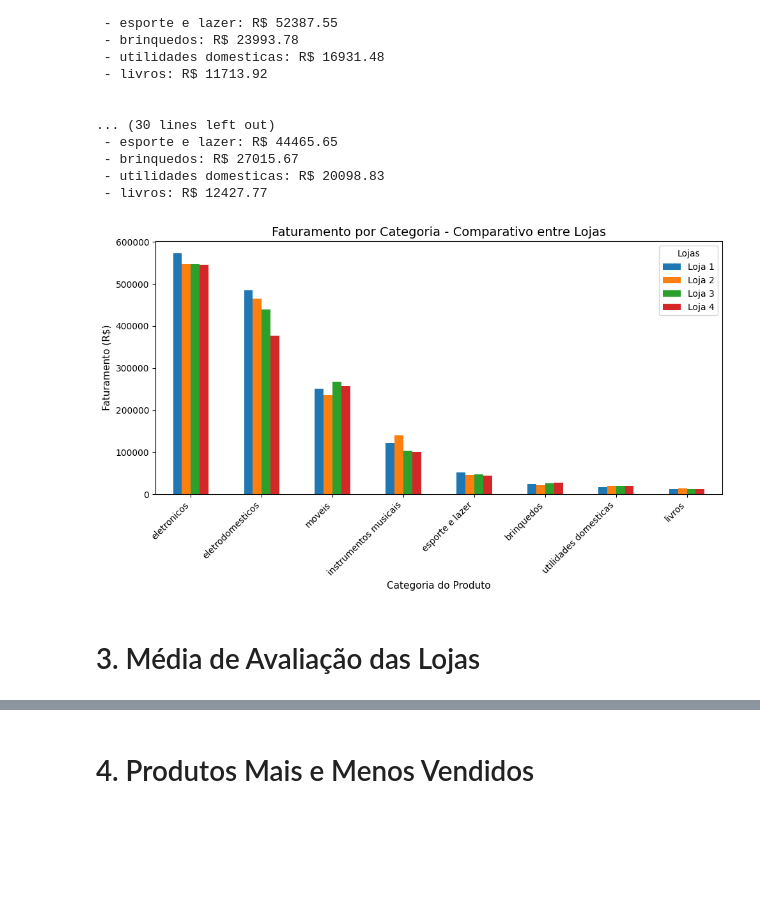
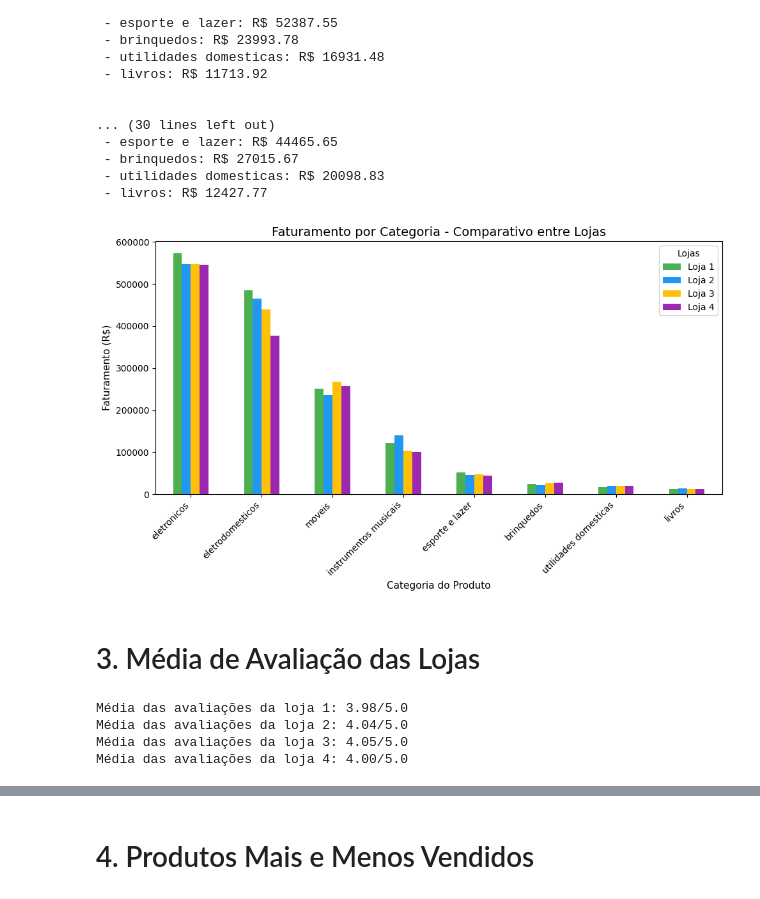
Before and after one commit to TyrGunllod/alura_store, a Jupyter notebook: AluraStoreBr.ipynb, the cells around one changed output, grey strips where cells are left out. Saved outputs shown, nothing was run; the diff lists cells and outputs as text; code cells hidden in the pictures; blank space fills up the shorter version.

```diff
--- a/AluraStoreBr.ipynb
+++ b/AluraStoreBr.ipynb
@@ -50,18 +69,14 @@ def soma_produtos_tipo(arquivo, coluna):
 # ANÁLISE DE FATURAMENTO DAS LOJAS
 # ==============================================
 
-# Lista que armazenará o faturamento individual de cada loja
-faturamento_loja = []
+# Calcula o faturamento por loja
+faturamento_loja = [soma_por_coluna(loja, 'Preço') for loja in lojas]
 
-# Loop para calcular o faturamento (soma da coluna 'Preço') de cada loja
-for i in range(len(lojas)):
-    faturamento_loja.append(soma_por_coluna(lojas[i], 'Preço'))
-
-# Exibe o faturamento de cada loja individualmente
+# Exibe o faturamento por loja
 for i, valor in enumerate(faturamento_loja, start=1):
     print(f'Faturamento da loja {i}: R$ {valor:.2f}')
 
-# Calcula o faturamento total
+# Faturamento total
 faturamento_total = sum(faturamento_loja)
 print(f'\nFaturamento total das lojas: R$ {faturamento_total:.2f}')
 # %% [output]
@@ -108,23 +120,14 @@ plt.show()
 # ANÁLISE DE FATURAMENTO POR CATEGORIA - POR LOJA
 # ==============================================
 
-# Lista que armazenará os DataFrames com faturamento por categoria de cada loja
-vendas_categoria = []
+# Lista com o faturamento por categoria para cada loja
+vendas_categoria = [soma_por_categoria(loja, 'Categoria do Produto') for loja in lojas]
 
-# Loop para calcular o faturamento por categoria de produto em cada loja
-for i in range(len(lojas)):
-    # Utiliza a função 'soma_por_categoria' para somar os preços por categoria
-    vendas_categoria.append(soma_por_categoria(lojas[i], 'Categoria do Produto'))
-
-# Loop para exibir os resultados de faturamento por categoria para cada loja
+# Exibe o faturamento por categoria de cada loja
 for i, categoria in enumerate(vendas_categoria, start=1):
     print(f'\nFaturamento por categoria - Loja {i}:\n')
-
-    # Itera sobre os pares (nome da categoria, valor total)
     for nome_categoria, total in categoria.items():
         print(f' - {nome_categoria}: R$ {total:.2f}')
-
-    # Linha em branco entre os resultados de cada loja
     print()
 # %% [output]
 Faturamento por categoria - Loja 1:
@@ -145,25 +148,49 @@ Faturamento por categoria - Loja 1:
  - utilidades domesticas: R$ 20098.83
  - livros: R$ 12427.77
 # %%
-# Concatena todos os DataFrames por categoria, renomeando colunas
+# Concatena os dados por categoria
 df_categorias = pd.concat(vendas_categoria, axis=1)
 df_categorias.columns = [f'Loja {i+1}' for i in range(len(lojas))]
 df_categorias = df_categorias.fillna(0)
 
-# Cria o gráfico comparativo
+# Cria o gráfico de barras
 fig, ax = plt.subplots(figsize=(10, 6))
-df_categorias.plot(kind='bar', ax=ax)
+df_categorias.plot(kind='bar', ax=ax, color=cores)
 
 # Título e rótulos
 ax.set_title('Faturamento por Categoria - Comparativo entre Lojas', fontsize=14)
 ax.set_xlabel('Categoria do Produto', fontsize=11)
 ax.set_ylabel('Faturamento (R$)', fontsize=11)
 ax.legend(title='Lojas')
 plt.xticks(rotation=45, ha='right')
 plt.tight_layout()
 plt.show()
 # %% [output]
-[figure, old version]
+[figure, new version]
 # %% [markdown]
 # 3. Média de Avaliação das Lojas
+# %%
+# ==============================================
+# MÉDIA DE AVALIAÇÃO DAS LOJAS
+# ==============================================
+
+# Lista que armazenará a média de avaliação de cada loja
+media_avaliacoes = []
+
+# Loop para calcular a média das avaliações em cada loja
+for i in range(len(lojas)):
+    # Usa a função media_por_coluna para obter a média da coluna 'Avaliação da compra'
+    media_avaliacoes.append(media_por_coluna(lojas[i], 'Avaliação da compra'))
+
+# Loop para exibir a média de avaliação de cada loja formatada com 2 casas decimais
+for i, media in enumerate(media_avaliacoes, start=1):
+    print(f'Média das avaliações da loja {i}: {media:.2f}/5.0')
+
+# Linha em branco para separar visualmente a saída
+print()
+# %% [output]
+Média das avaliações da loja 1: 3.98/5.0
+Média das avaliações da loja 2: 4.04/5.0
+Média das avaliações da loja 3: 4.05/5.0
+Média das avaliações da loja 4: 4.00/5.0
 # %%
```
Also changed, not shown: parts of 16 cells of this notebook.
